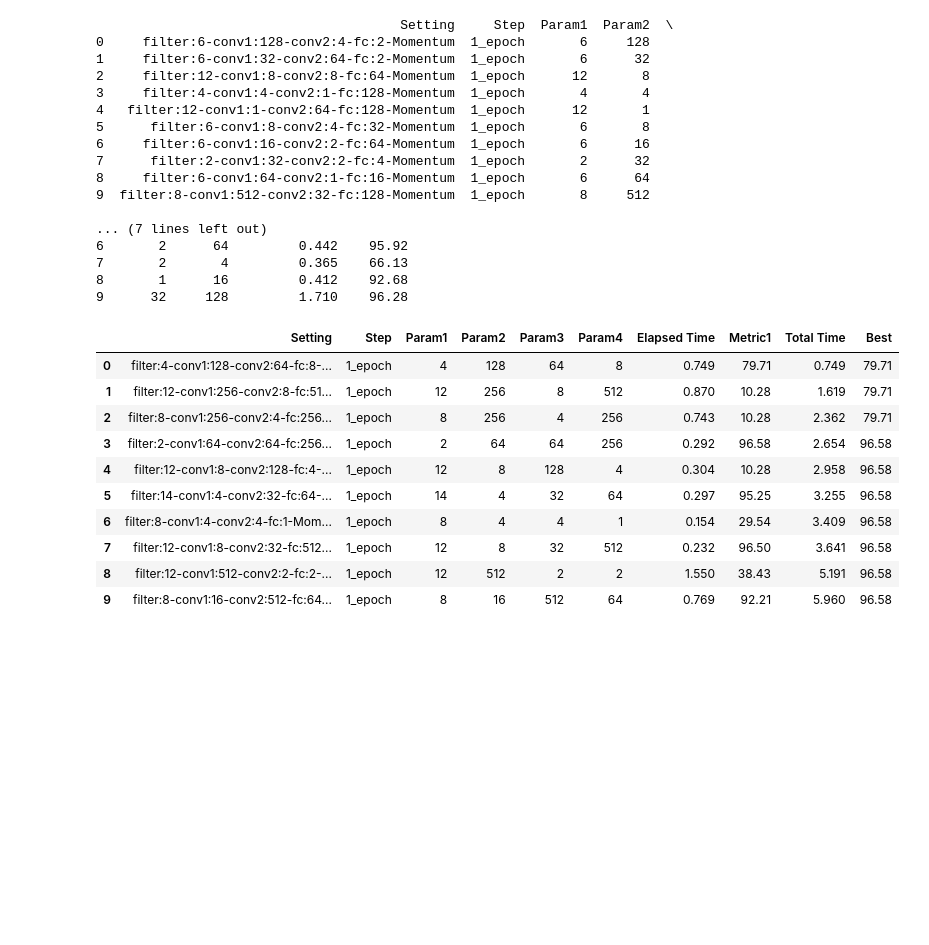
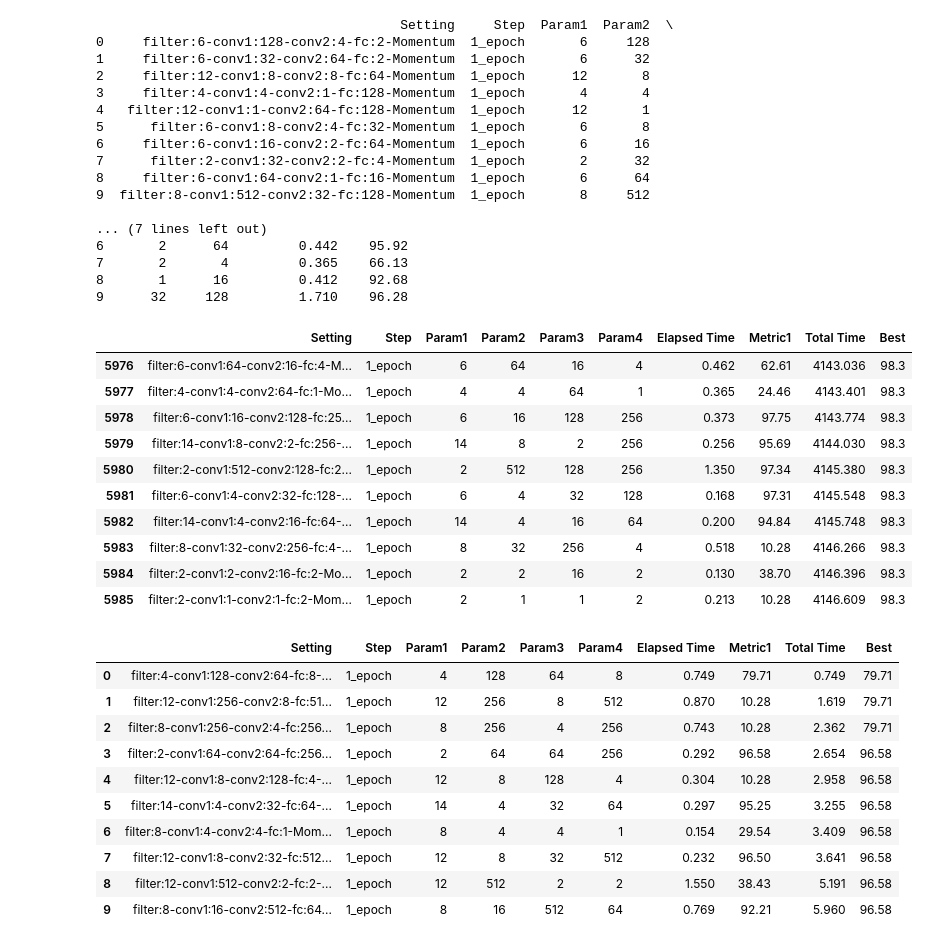
Before and after one commit to hyunghunny/tf-hpo, a Jupyter notebook: src/plots/RandomBestGenerationWithTimeStamp.ipynb, the cells around one changed output. Saved outputs shown, nothing was run; the diff lists cells and outputs as text; code cells hidden in the pictures; blank space fills up the shorter version.

```diff
--- a/src/plots/RandomBestGenerationWithTimeStamp.ipynb
+++ b/src/plots/RandomBestGenerationWithTimeStamp.ipynb
@@ -66,7 +66,19 @@ for i in range(len(random_table_list)):
     random_table["Total Time"] = get_total_time_list(random_table)
 # %%
 # check Total time
-random_table_list[3].head(10)
+random_table_list[3].tail(10)
+# %% [output]
+|  | Setting | Step | Param1 | Param2 | Param3 | Param4 | Elapsed Time | Metric1 | Total Time | Best |
+| 5976 | filter:6-conv1:64-conv2:16-fc:4-M... | 1_epoch | 6 | 64 | 16 | 4 | 0.462 | 62.61 | 4143.036 | 98.3 |
+| 5977 | filter:4-conv1:4-conv2:64-fc:1-Mo... | 1_epoch | 4 | 4 | 64 | 1 | 0.365 | 24.46 | 4143.401 | 98.3 |
+| 5978 | filter:6-conv1:16-conv2:128-fc:25... | 1_epoch | 6 | 16 | 128 | 256 | 0.373 | 97.75 | 4143.774 | 98.3 |
+| 5979 | filter:14-conv1:8-conv2:2-fc:256-... | 1_epoch | 14 | 8 | 2 | 256 | 0.256 | 95.69 | 4144.030 | 98.3 |
+| 5980 | filter:2-conv1:512-conv2:128-fc:2... | 1_epoch | 2 | 512 | 128 | 256 | 1.350 | 97.34 | 4145.380 | 98.3 |
+| 5981 | filter:6-conv1:4-conv2:32-fc:128-... | 1_epoch | 6 | 4 | 32 | 128 | 0.168 | 97.31 | 4145.548 | 98.3 |
+| 5982 | filter:14-conv1:4-conv2:16-fc:64-... | 1_epoch | 14 | 4 | 16 | 64 | 0.200 | 94.84 | 4145.748 | 98.3 |
+| 5983 | filter:8-conv1:32-conv2:256-fc:4-... | 1_epoch | 8 | 32 | 256 | 4 | 0.518 | 10.28 | 4146.266 | 98.3 |
+| 5984 | filter:2-conv1:2-conv2:16-fc:2-Mo... | 1_epoch | 2 | 2 | 16 | 2 | 0.130 | 38.70 | 4146.396 | 98.3 |
+| 5985 | filter:2-conv1:1-conv2:1-fc:2-Mom... | 1_epoch | 2 | 1 | 1 | 2 | 0.213 | 10.28 | 4146.609 | 98.3 |
 # %%
 def get_best_acc_list(table):
     count = len(table)
```
Also changed, not shown: parts of 3 cells of this notebook, 1 other file.
